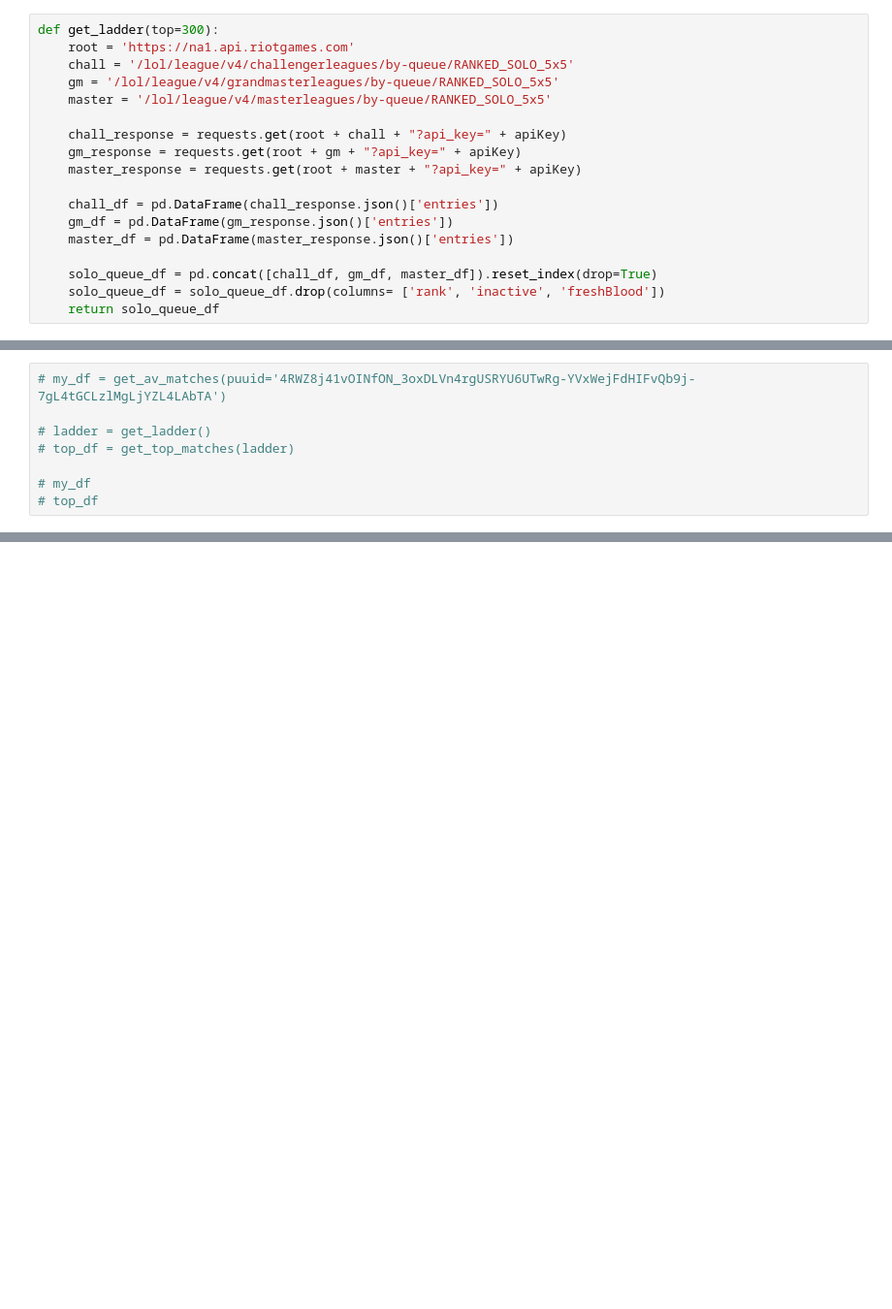
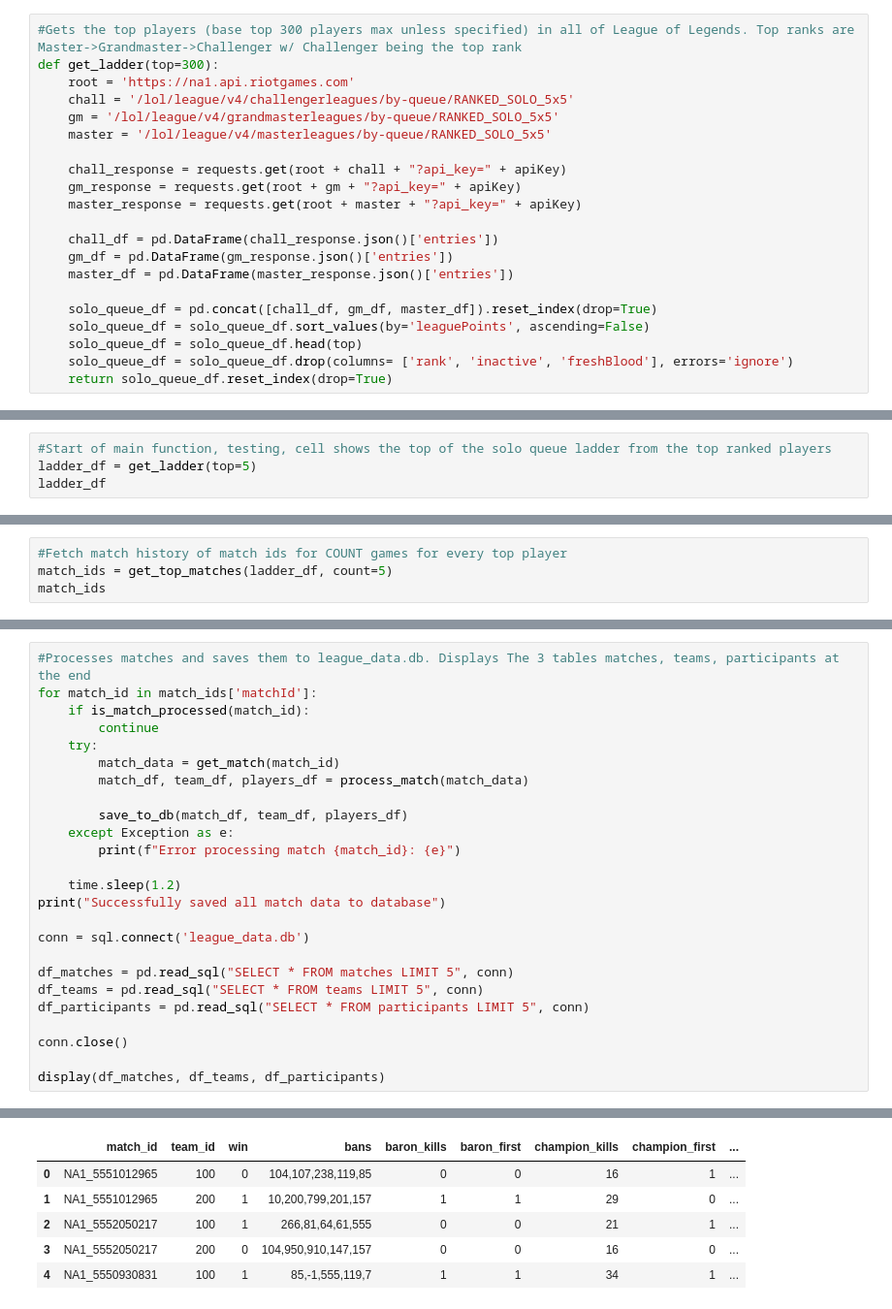
Before and after one commit to mclementi115/CS210-League-Project, a Jupyter notebook: LOLMatchAnalysis.ipynb, the cells around one changed output, grey strips where cells are left out. Shown at 97% size. Saved outputs shown, nothing was run; the diff lists cells and outputs as text; blank space fills up the shorter version.

Commit message:
Successfully initialized database with all data

```diff
--- a/LOLMatchAnalysis.ipynb
+++ b/LOLMatchAnalysis.ipynb
@@ -27,6 +30,7 @@ def get_idtag(puuid=None):
     id = {'gameName': response.json()['gameName'], 'tagLine': response.json()['tagLine']}
     return id
 # %%
+#Gets the top players (base top 300 players max unless specified) in all of League of Legends. Top ranks are Master->Grandmaster->Challenger w/ Challenger being the top rank
 def get_ladder(top=300):
     root = 'https://na1.api.riotgames.com'
     chall = '/lol/league/v4/challengerleagues/by-queue/RANKED_SOLO_5x5'
@@ -42,6 +46,8 @@ def get_ladder(top=300):
     master_df = pd.DataFrame(master_response.json()['entries'])
 
     solo_queue_df = pd.concat([chall_df, gm_df, master_df]).reset_index(drop=True)
-    solo_queue_df = solo_queue_df.drop(columns= ['rank', 'inactive', 'freshBlood'])
-    return solo_queue_df
+    solo_queue_df = solo_queue_df.sort_values(by='leaguePoints', ascending=False)
+    solo_queue_df = solo_queue_df.head(top)
+    solo_queue_df = solo_queue_df.drop(columns= ['rank', 'inactive', 'freshBlood'], errors='ignore')
+    return solo_queue_df.reset_index(drop=True)
 # %%
@@ -143,0 +328,4 @@ def get_top_matches(ladder, count=20):
+# %%
+#Start of main function, testing, cell shows the top of the solo queue ladder from the top ranked players
+ladder_df = get_ladder(top=5)
+ladder_df
@@ -143,0 +339,4 @@ def get_top_matches(ladder, count=20):
+# %%
+#Fetch match history of match ids for COUNT games for every top player
+match_ids = get_top_matches(ladder_df, count=5)
+match_ids
@@ -144,8 +366,26 @@ def get_top_matches(ladder, count=20):
 # %%
-# my_df = get_av_matches(puuid='4RWZ8j41vOINfON_3oxDLVn4rgUSRYU6UTwRg-YVxWejFdHIFvQb9j-7gL4tGCLzlMgLjYZL4LAbTA')
+#Processes matches and saves them to league_data.db. Displays The 3 tables matches, teams, participants at the end
+for match_id in match_ids['matchId']:
+    if is_match_processed(match_id):
+        continue
+    try:
+        match_data = get_match(match_id)
+        match_df, team_df, players_df = process_match(match_data)
 
-# ladder = get_ladder()
-# top_df = get_top_matches(ladder)
+        save_to_db(match_df, team_df, players_df)
+    except Exception as e:
+        print(f"Error processing match {match_id}: {e}")
 
-# my_df
-# top_df
+    time.sleep(1.2)
+print("Successfully saved all match data to database")
+
+conn = sql.connect('league_data.db')
+
+df_matches = pd.read_sql("SELECT * FROM matches LIMIT 5", conn)
+df_teams = pd.read_sql("SELECT * FROM teams LIMIT 5", conn)
+df_participants = pd.read_sql("SELECT * FROM participants LIMIT 5", conn)
+
+conn.close()
+
+display(df_matches, df_teams, df_participants)
+# %% [output]
@@ -151,0 +399,6 @@ def get_top_matches(ladder, count=20):
+|  | match_id | team_id | win | bans | baron_kills | baron_first | champion_kills | champion_first | ... |
+| 0 | NA1_5551012965 | 100 | 0 | 104,107,238,119,85 | 0 | 0 | 16 | 1 | ... |
+| 1 | NA1_5551012965 | 200 | 1 | 10,200,799,201,157 | 1 | 1 | 29 | 0 | ... |
+| 2 | NA1_5552050217 | 100 | 1 | 266,81,64,61,555 | 0 | 0 | 21 | 1 | ... |
+| 3 | NA1_5552050217 | 200 | 0 | 104,950,910,147,157 | 0 | 0 | 16 | 0 | ... |
+| 4 | NA1_5550930831 | 100 | 1 | 85,-1,555,119,7 | 1 | 1 | 34 | 1 | ... |
```
Also changed, not shown: parts of 11 cells of this notebook.
